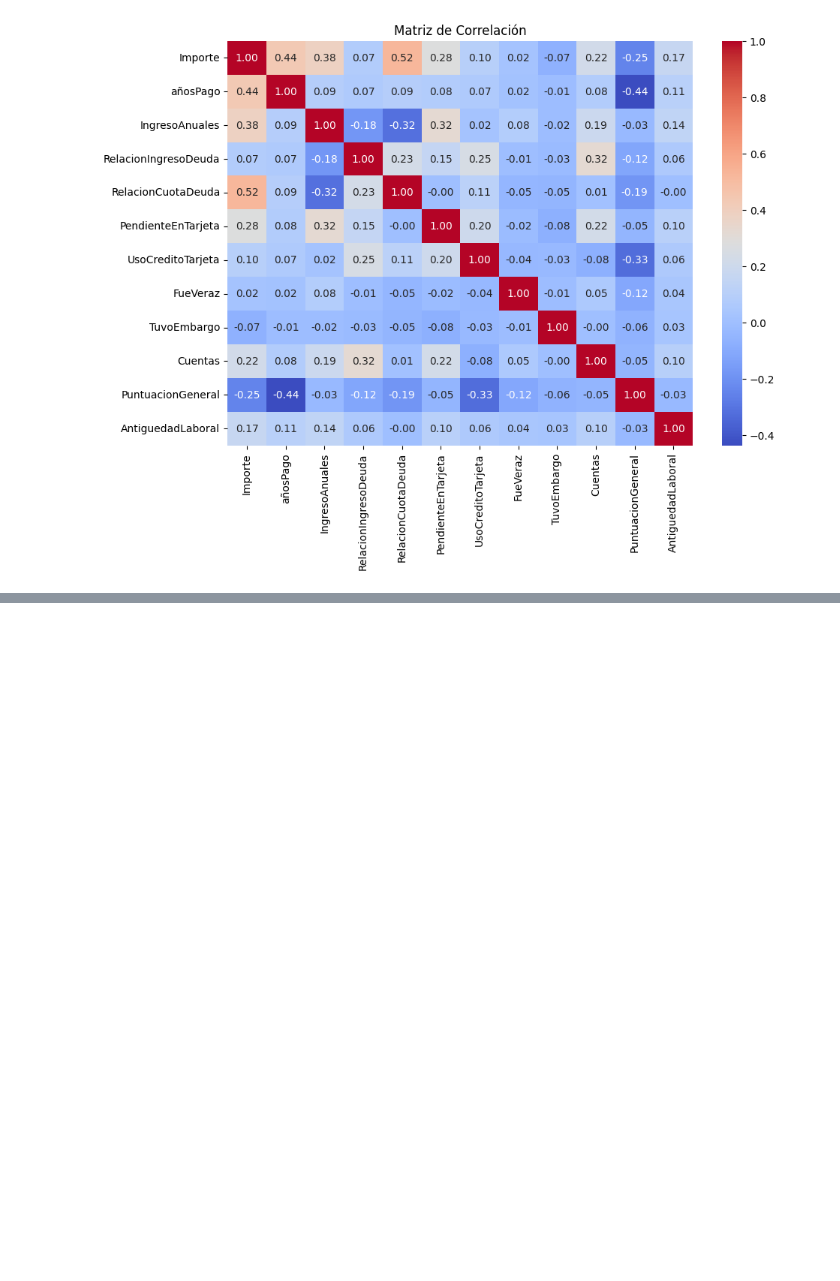
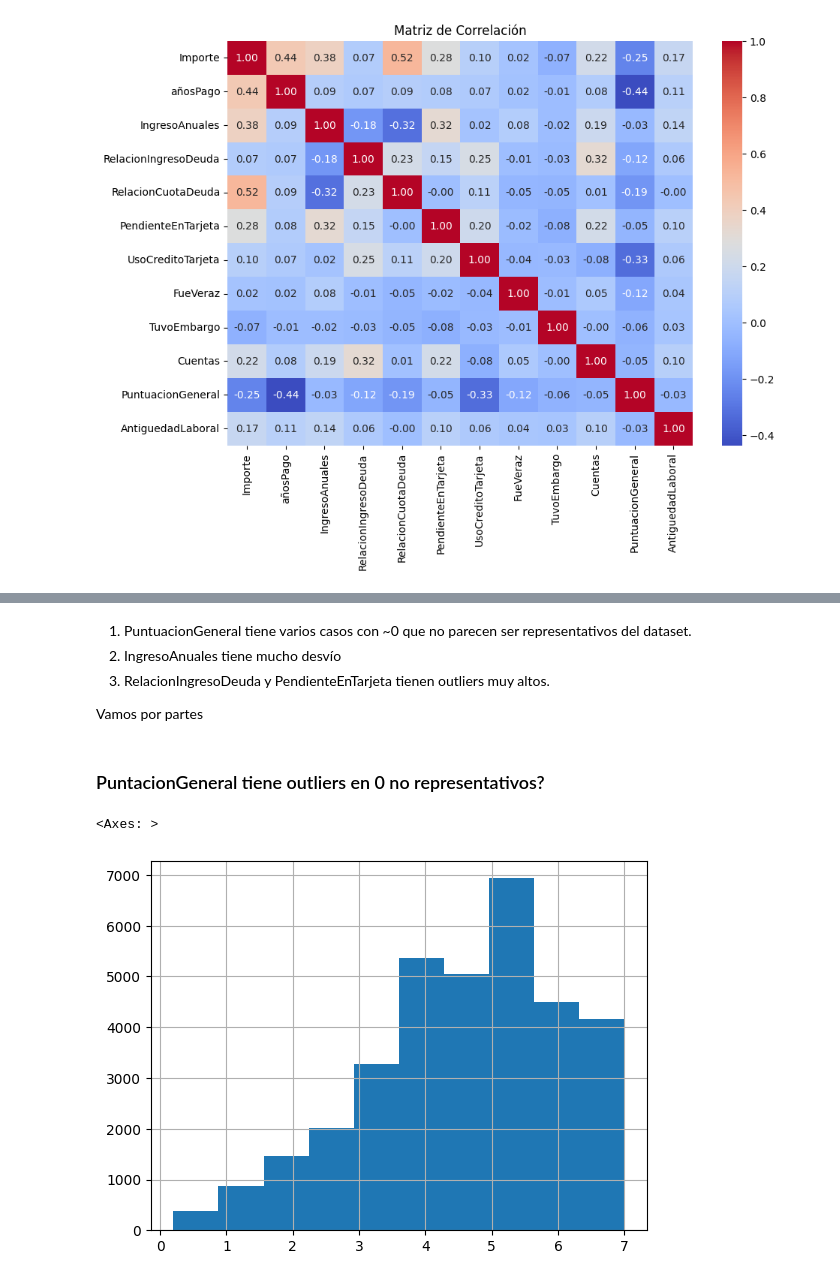
Before and after one commit to ManuelR-D/TPIntegradorCienciaDeDatosUnlam, a Jupyter notebook: TP_EntregablePrestamos.ipynb, the cells around one changed output, grey strips where cells are left out. Drawn from its saved outputs; the diff is of its cells as text; code cells hidden in the pictures; blank space fills up the shorter version.

```diff
--- a/TP_EntregablePrestamos.ipynb
+++ b/TP_EntregablePrestamos.ipynb
@@ -277,0 +272,13 @@ weighted avg       0.64      0.64      0.64     10202
+# %% [markdown]
+1. PuntuacionGeneral tiene varios casos con ~0 que no parecen ser representativos del dataset.
+2. IngresoAnuales tiene mucho desvío
+3. RelacionIngresoDeuda y PendienteEnTarjeta tienen outliers muy altos.
+
+Vamos por partes
+# %% [markdown]
+### PuntacionGeneral tiene outliers en 0 no representativos?
+# %%
+df['PuntuacionGeneral'].hist()
+# %% [output]
+<Axes: >
+[figure, added]
```
Also changed, not shown: parts of 38 cells of this notebook.
